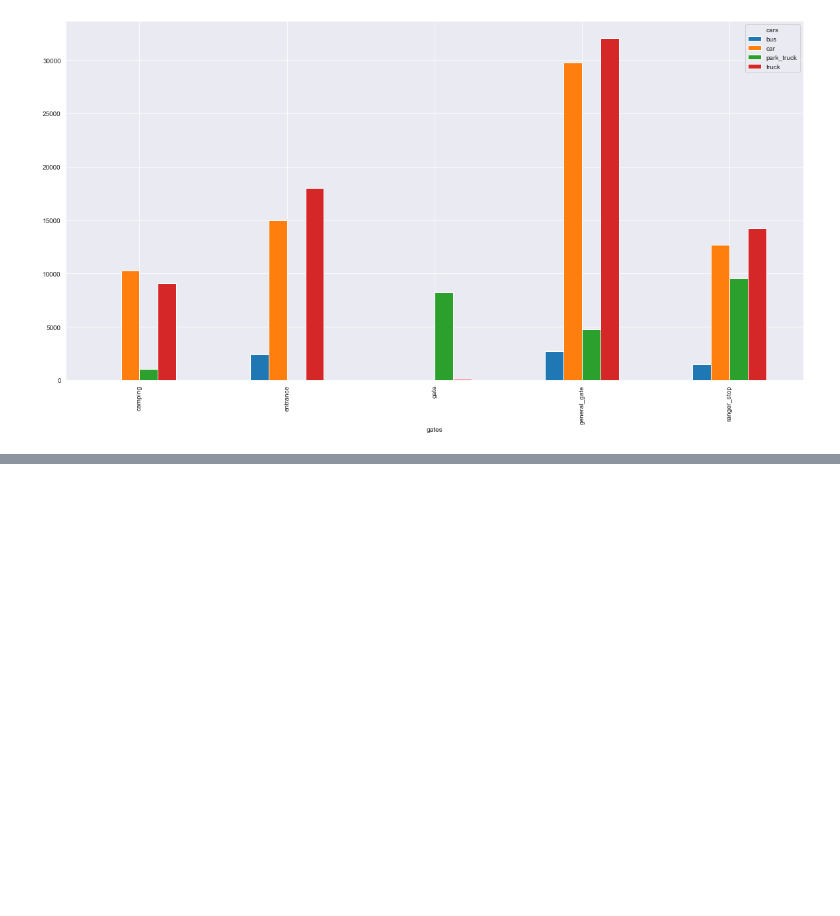
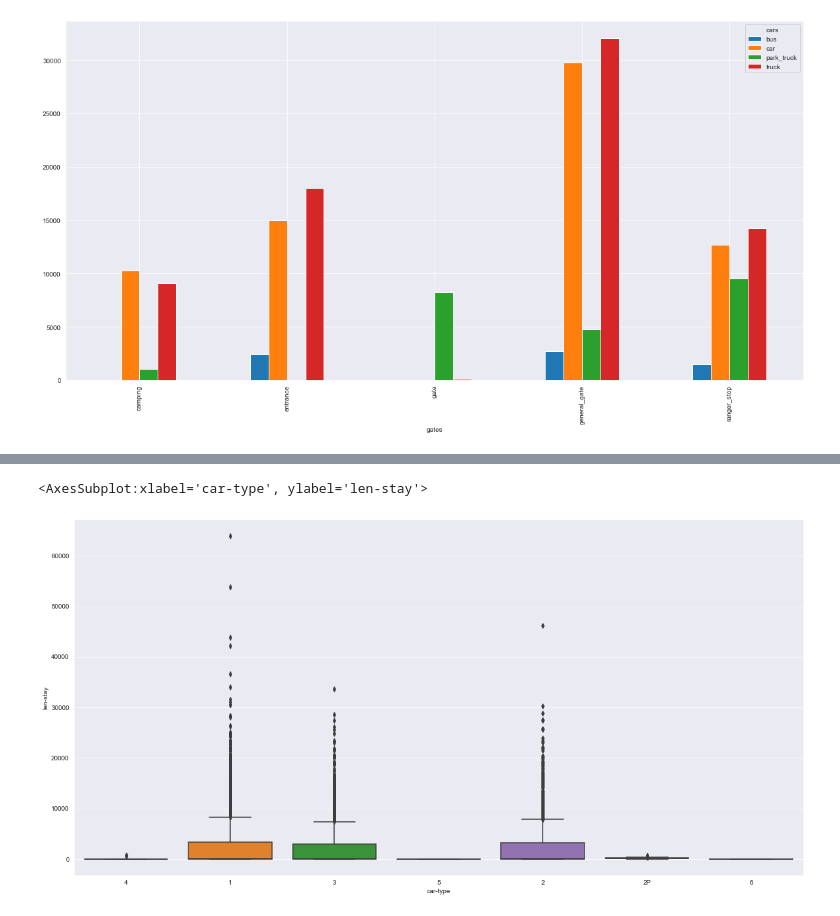
Before and after one commit to dollberk/Patterns_of_Life_Capstone, a Jupyter notebook: Capstone_Final.ipynb, the cells around one changed output, grey strips where cells are left out. Drawn from its saved outputs; the diff is of its cells as text; code cells hidden in the pictures; blank space fills up the shorter version.

```diff
--- a/Capstone_Final.ipynb
+++ b/Capstone_Final.ipynb
@@ -665,0 +678,6 @@ a.unstack().plot.bar(legend=True)
+# %%
+len_car_df_out = len_car_df[len_car_df['len-stay'] < 100000]
+sns.boxplot(x=len_car_df_out['car-type'], y=len_car_df_out['len-stay'])
+# %% [output]
+<AxesSubplot:xlabel='car-type', ylabel='len-stay'>
+[figure, added]
```
Also changed, not shown: parts of 3 cells of this notebook.
